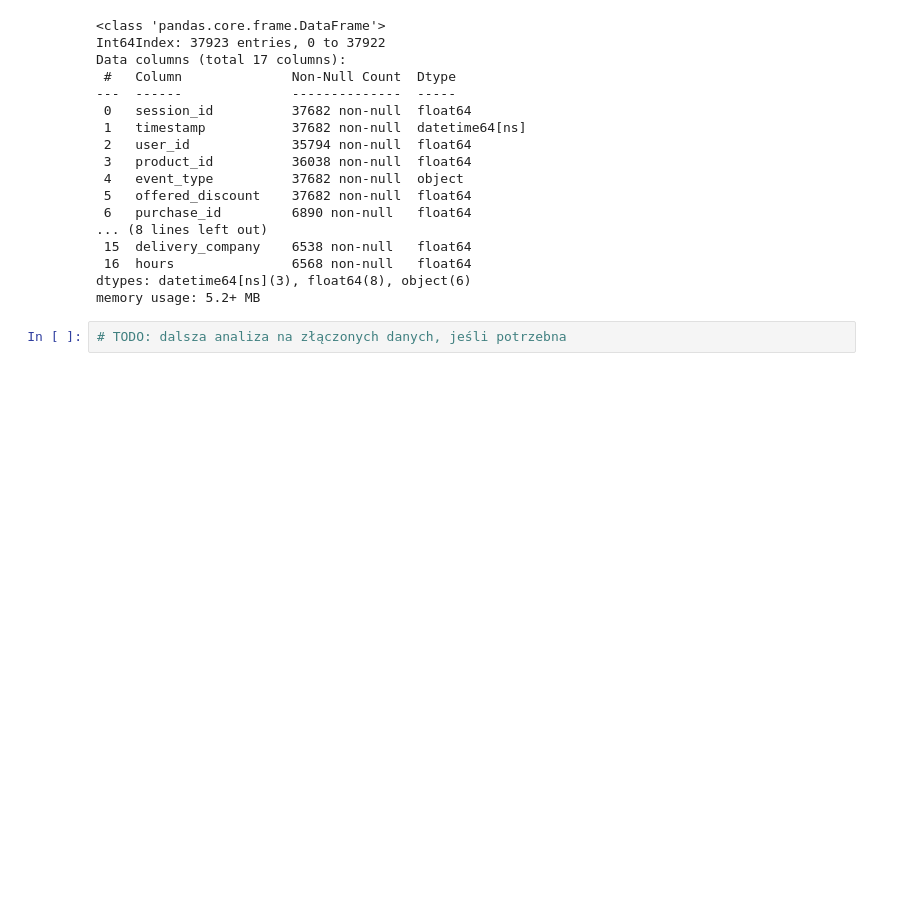
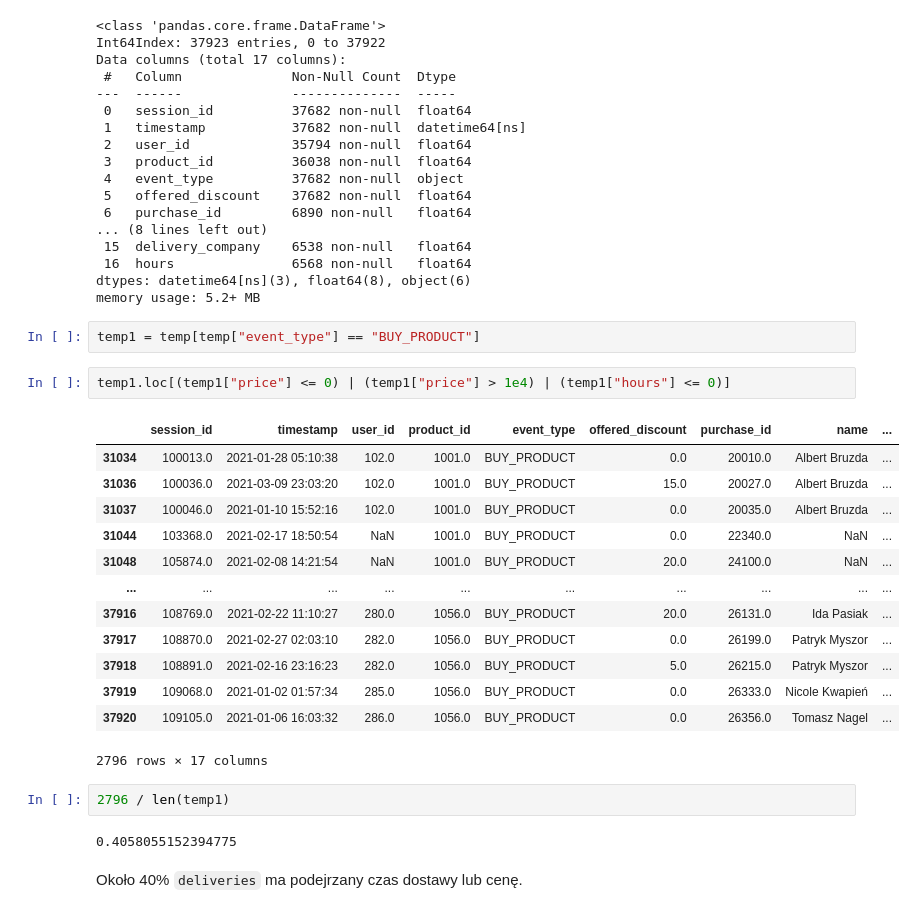
Before and after one commit to brodzik/ium-project, a Jupyter notebook: notebooks/1. Exploratory Data Analysis.ipynb, the cells around one changed output. Cells and saved outputs as stored; diff of their text form; blank space fills up the shorter version.

```diff
--- a/notebooks/1. Exploratory Data Analysis.ipynb
+++ b/notebooks/1. Exploratory Data Analysis.ipynb
@@ -491,5 +487,27 @@ Data columns (total 17 columns):
  16  hours               6568 non-null   float64
 dtypes: datetime64[ns](3), float64(8), object(6)
 memory usage: 5.2+ MB
-# %%
-# TODO: dalsza analiza na złączonych danych, jeśli potrzebna
+# %%
+temp1 = temp[temp["event_type"] == "BUY_PRODUCT"]
+# %%
+temp1.loc[(temp1["price"] <= 0) | (temp1["price"] > 1e4) | (temp1["hours"] <= 0)]
+# %% [output]
+|  | session_id | timestamp | user_id | product_id | event_type | offered_discount | purchase_id | name | ... |
+| 31034 | 100013.0 | 2021-01-28 05:10:38 | 102.0 | 1001.0 | BUY_PRODUCT | 0.0 | 20010.0 | Albert Bruzda | ... |
+| 31036 | 100036.0 | 2021-03-09 23:03:20 | 102.0 | 1001.0 | BUY_PRODUCT | 15.0 | 20027.0 | Albert Bruzda | ... |
+| 31037 | 100046.0 | 2021-01-10 15:52:16 | 102.0 | 1001.0 | BUY_PRODUCT | 0.0 | 20035.0 | Albert Bruzda | ... |
+| 31044 | 103368.0 | 2021-02-17 18:50:54 | NaN | 1001.0 | BUY_PRODUCT | 0.0 | 22340.0 | NaN | ... |
+| 31048 | 105874.0 | 2021-02-08 14:21:54 | NaN | 1001.0 | BUY_PRODUCT | 20.0 | 24100.0 | NaN | ... |
+| ... | ... | ... | ... | ... | ... | ... | ... | ... | ... |
+| 37916 | 108769.0 | 2021-02-22 11:10:27 | 280.0 | 1056.0 | BUY_PRODUCT | 20.0 | 26131.0 | Ida Pasiak | ... |
+| 37917 | 108870.0 | 2021-02-27 02:03:10 | 282.0 | 1056.0 | BUY_PRODUCT | 0.0 | 26199.0 | Patryk Myszor | ... |
+| 37918 | 108891.0 | 2021-02-16 23:16:23 | 282.0 | 1056.0 | BUY_PRODUCT | 5.0 | 26215.0 | Patryk Myszor | ... |
+| 37919 | 109068.0 | 2021-01-02 01:57:34 | 285.0 | 1056.0 | BUY_PRODUCT | 0.0 | 26333.0 | Nicole Kwapień | ... |
+| 37920 | 109105.0 | 2021-01-06 16:03:32 | 286.0 | 1056.0 | BUY_PRODUCT | 0.0 | 26356.0 | Tomasz Nagel | ... |
+2796 rows × 17 columns
+# %%
+2796 / len(temp1)
+# %% [output]
+0.4058055152394775
+# %% [markdown]
+Około 40% `deliveries` ma podejrzany czas dostawy lub cenę.
```
Also changed, not shown: parts of 3 cells of this notebook.
